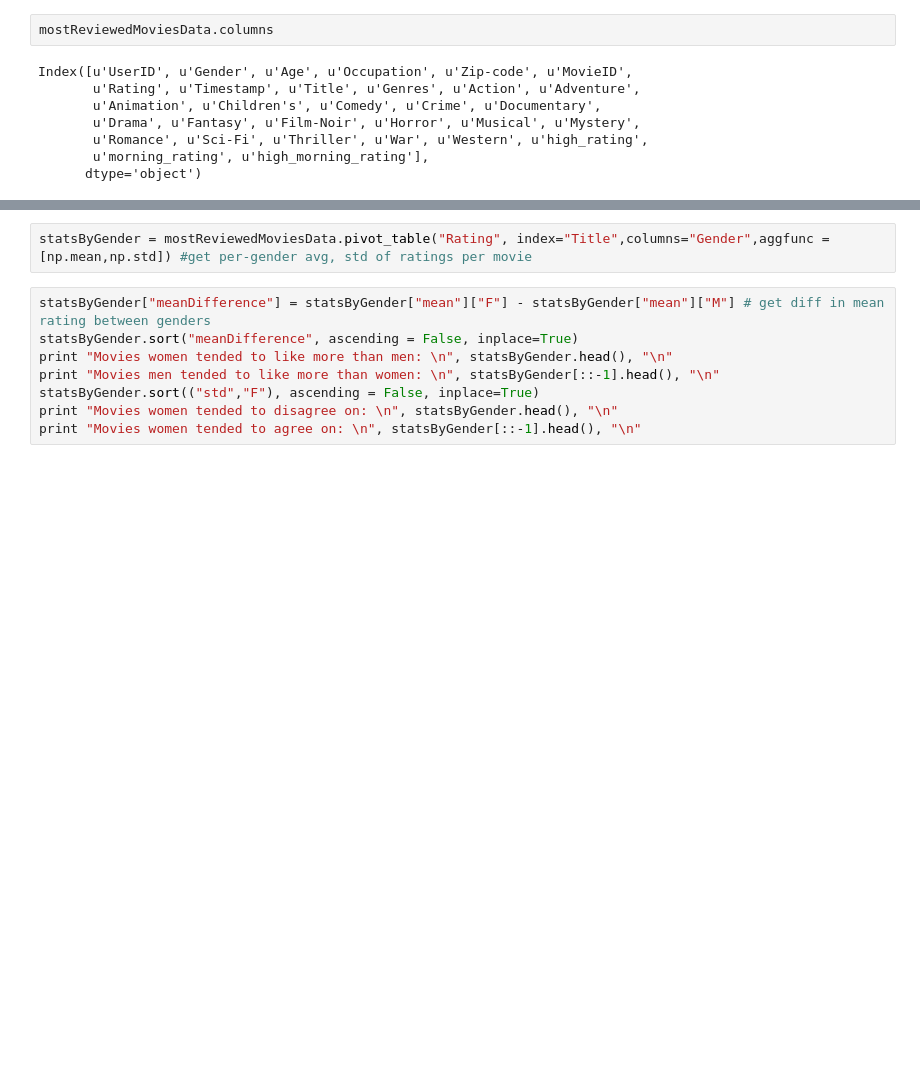
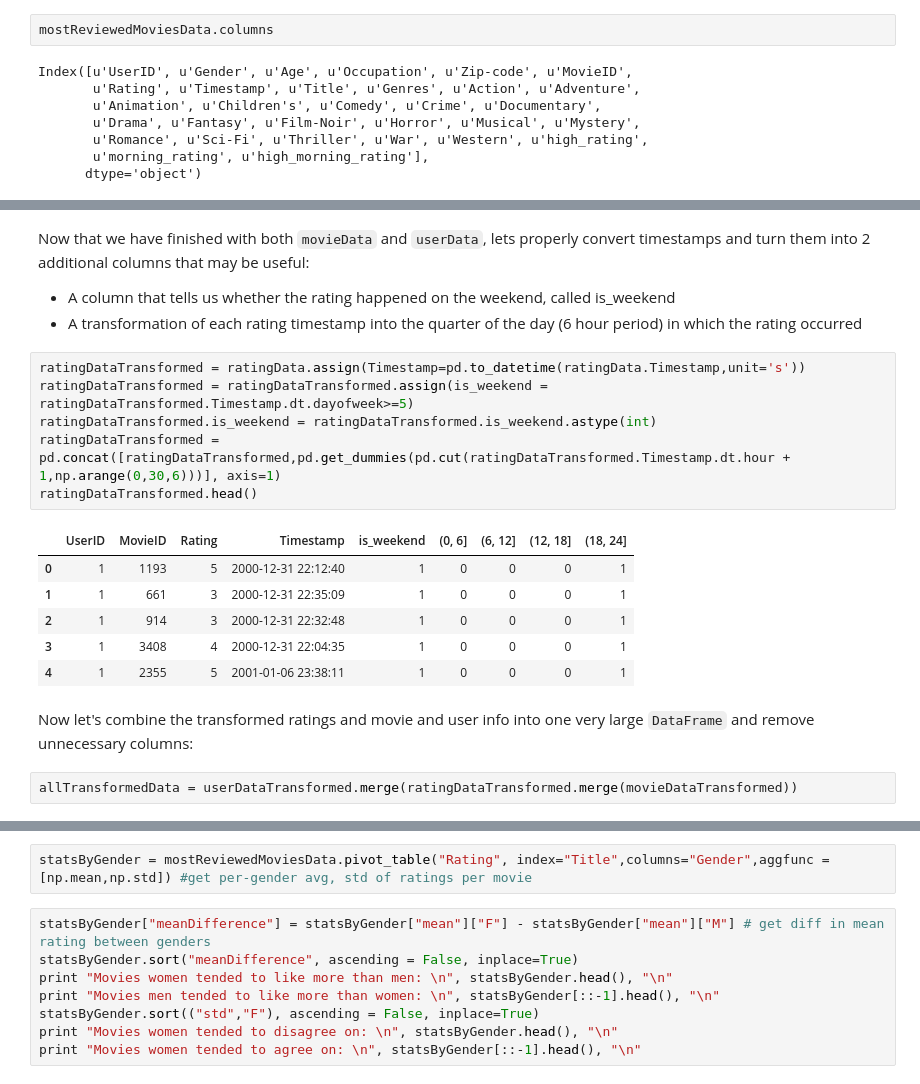
Before and after one commit to learn-co-students/intro-datascience-workshop-dumbo-web-080519, a Jupyter notebook: weekend2/lessons/Lesson 5 - Advanced data manipulation and an intro to ML using Pandas.ipynb, the cells around one changed output, grey strips where cells are left out. Drawn from its saved outputs; the diff is of its cells as text; blank space fills up the shorter version.

```diff
--- a/weekend2/lessons/Lesson 5 - Advanced data manipulation and an intro to ML using Pandas.ipynb
+++ b/weekend2/lessons/Lesson 5 - Advanced data manipulation and an intro to ML using Pandas.ipynb
@@ -202,0 +245,22 @@ mostReviewedMoviesData["Zip-code"].unique()
+# %% [markdown]
+Now that we have finished with both `movieData` and `userData`, lets properly convert timestamps and turn them into 2 additional columns that may be useful:
+
+* A column that tells us whether the rating happened on the weekend, called is_weekend
+* A transformation of each rating timestamp into the quarter of the day (6 hour period) in which the rating occurred
+# %%
+ratingDataTransformed = ratingData.assign(Timestamp=pd.to_datetime(ratingData.Timestamp,unit='s'))
+ratingDataTransformed = ratingDataTransformed.assign(is_weekend = ratingDataTransformed.Timestamp.dt.dayofweek>=5)
+ratingDataTransformed.is_weekend = ratingDataTransformed.is_weekend.astype(int)
+ratingDataTransformed = pd.concat([ratingDataTransformed,pd.get_dummies(pd.cut(ratingDataTransformed.Timestamp.dt.hour + 1,np.arange(0,30,6)))], axis=1)
+ratingDataTransformed.head()
+# %% [output]
+|  | UserID | MovieID | Rating | Timestamp | is_weekend | (0, 6] | (6, 12] | (12, 18] | (18, 24] |
+| 0 | 1 | 1193 | 5 | 2000-12-31 22:12:40 | 1 | 0 | 0 | 0 | 1 |
+| 1 | 1 | 661 | 3 | 2000-12-31 22:35:09 | 1 | 0 | 0 | 0 | 1 |
+| 2 | 1 | 914 | 3 | 2000-12-31 22:32:48 | 1 | 0 | 0 | 0 | 1 |
+| 3 | 1 | 3408 | 4 | 2000-12-31 22:04:35 | 1 | 0 | 0 | 0 | 1 |
+| 4 | 1 | 2355 | 5 | 2001-01-06 23:38:11 | 1 | 0 | 0 | 0 | 1 |
+# %% [markdown]
+Now let's combine the transformed ratings and movie and user info into one very large `DataFrame` and remove unnecessary columns:
+# %%
+allTransformedData = userDataTransformed.merge(ratingDataTransformed.merge(movieDataTransformed))
```
Also changed, not shown: parts of 18 cells of this notebook.
